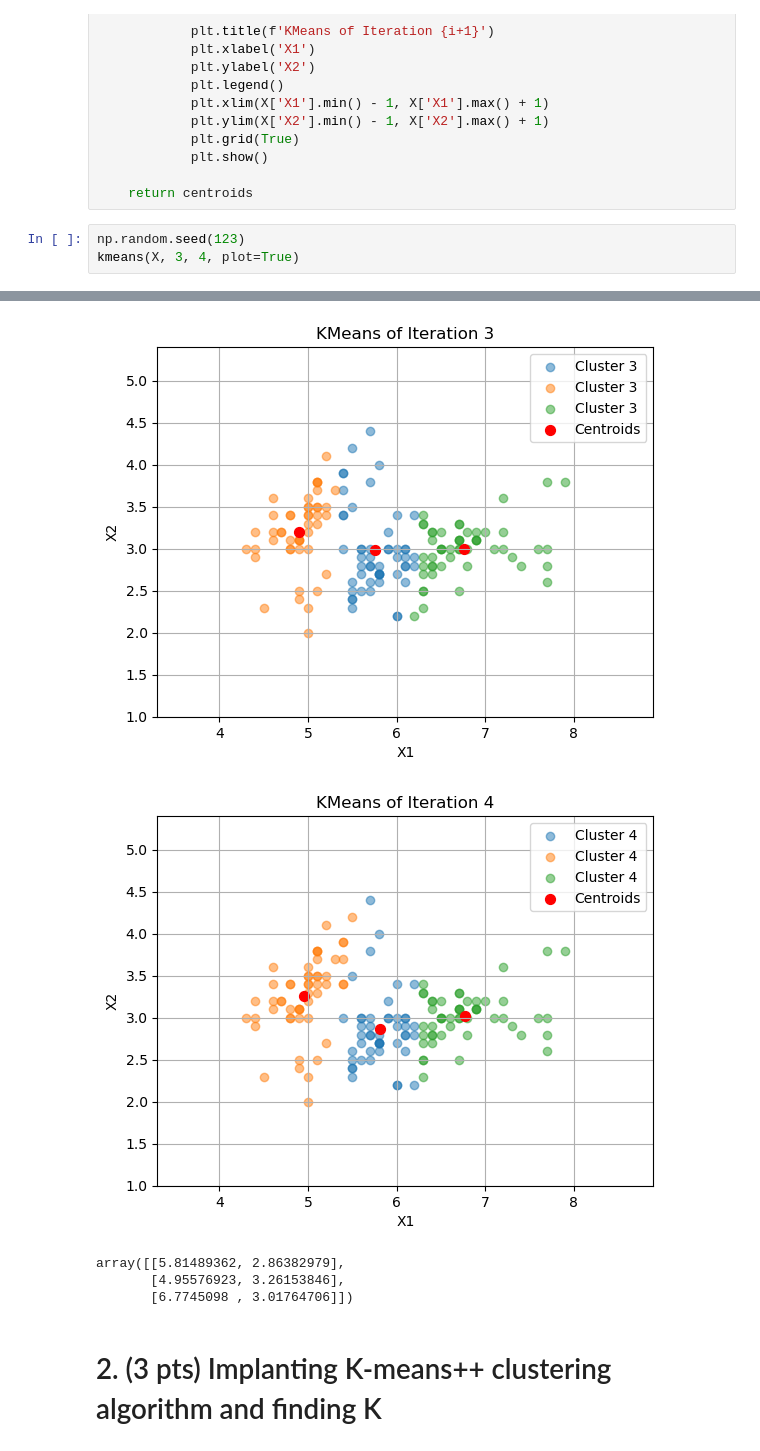
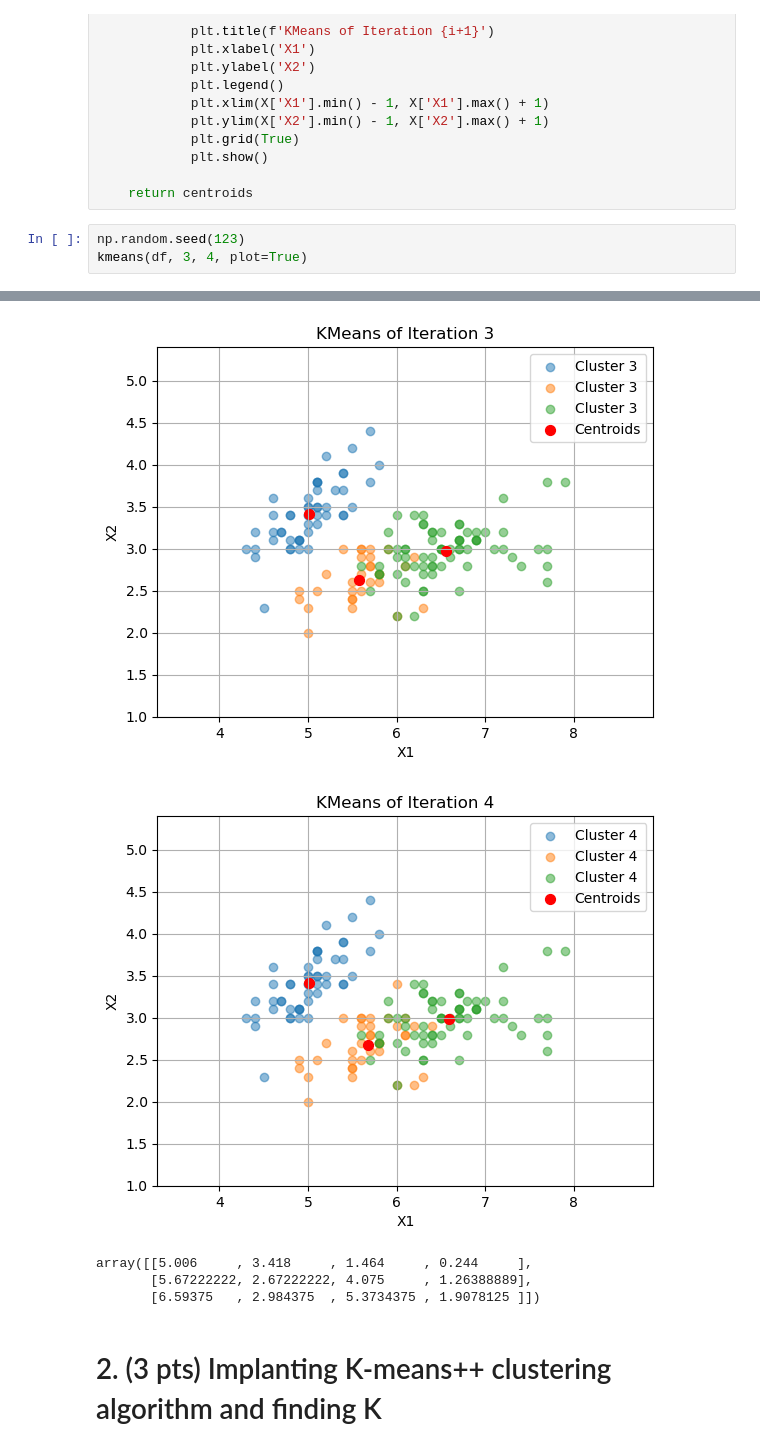
Before and after one commit to sgwlee96/Fall2024, a Jupyter notebook: DATA240/Assignment2/Assignment2.ipynb, the cells around one changed output, grey strips where cells are left out. Saved outputs shown, nothing was run; the diff lists cells and outputs as text.

```diff
--- a/DATA240/Assignment2/Assignment2.ipynb
+++ b/DATA240/Assignment2/Assignment2.ipynb
@@ -124,5 +124,5 @@ def kmeans(X, k, iteration, plot=True):
     return centroids
 # %%
 np.random.seed(123)
-kmeans(X, 3, 4, plot=True)
+kmeans(df, 3, 4, plot=True)
 # %% [output]
@@ -132,8 +132,8 @@ kmeans(X, 3, 4, plot=True)
-[figure, old version]
+[figure, new version]
-[figure, old version]
+[figure, new version]
-array([[5.81489362, 2.86382979],
-       [4.95576923, 3.26153846],
-       [6.7745098 , 3.01764706]])
+array([[5.006     , 3.418     , 1.464     , 0.244     ],
+       [5.67222222, 2.67222222, 4.075     , 1.26388889],
+       [6.59375   , 2.984375  , 5.3734375 , 1.9078125 ]])
 # %% [markdown]
 # 2. (3 pts) Implanting K-means++ clustering algorithm and finding K
 # %%
```
Also changed, not shown: parts of 2 cells of this notebook, 1 other file.
